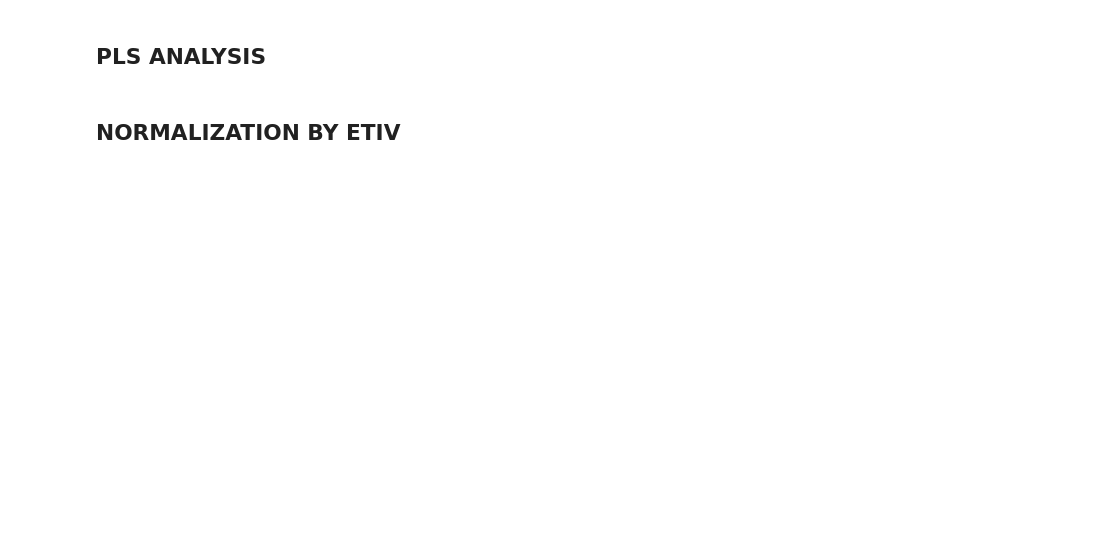
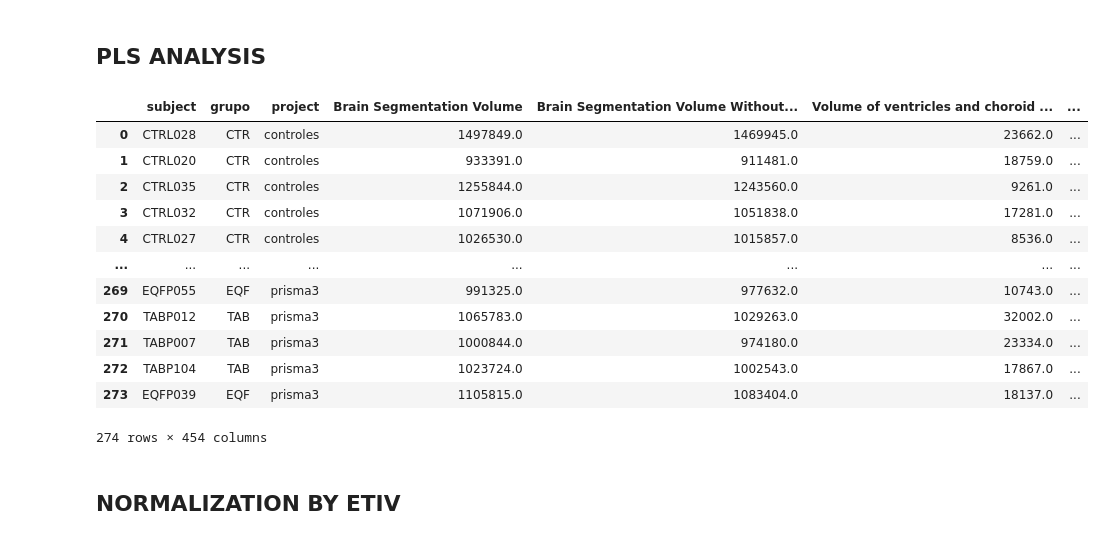
Before and after one commit to catalinabustam/prima_pls, a Jupyter notebook: pls_volume.ipynb, the cells around one changed output. Drawn from its saved outputs; the diff is of its cells as text; code cells hidden in the pictures; blank space fills up the shorter version.

```diff
--- a/pls_volume.ipynb
+++ b/pls_volume.ipynb
@@ -23,9 +23,29 @@ sns.set_style("whitegrid")
 # %%
 all_volumes_file = 'data/all_volumes.csv'
 all_volumes = pd.read_csv(all_volumes_file)
+all_volumes.drop(columns=all_volumes.columns[0], axis=1, inplace=True)
+#all_volumes.columns.to_list()
 # %%
-columns = list(range(0,3)) + list(range(21,54)) + list(range(61,467))
+# Selección de estructuras, no se inlcluye el 5to ventrículo
+columns = list(range(0,15)) + list(range(21,54)) + list(range(61,467))
+#columns = list(range(0,4)) + list(range(21,54)) + list(range(61,467))
 selected_values = all_volumes.iloc[:,columns]
+#list(selected_values.columns)
+selected_values
+# %% [output]
+|  | subject | grupo | project | Brain Segmentation Volume | Brain Segmentation Volume Without... | Volume of ventricles and choroid ... | ... |
+| 0 | CTRL028 | CTR | controles | 1497849.0 | 1469945.0 | 23662.0 | ... |
+| 1 | CTRL020 | CTR | controles | 933391.0 | 911481.0 | 18759.0 | ... |
+| 2 | CTRL035 | CTR | controles | 1255844.0 | 1243560.0 | 9261.0 | ... |
+| 3 | CTRL032 | CTR | controles | 1071906.0 | 1051838.0 | 17281.0 | ... |
+| 4 | CTRL027 | CTR | controles | 1026530.0 | 1015857.0 | 8536.0 | ... |
+| ... | ... | ... | ... | ... | ... | ... | ... |
+| 269 | EQFP055 | EQF | prisma3 | 991325.0 | 977632.0 | 10743.0 | ... |
+| 270 | TABP012 | TAB | prisma3 | 1065783.0 | 1029263.0 | 32002.0 | ... |
+| 271 | TABP007 | TAB | prisma3 | 1000844.0 | 974180.0 | 23334.0 | ... |
+| 272 | TABP104 | TAB | prisma3 | 1023724.0 | 1002543.0 | 17867.0 | ... |
+| 273 | EQFP039 | EQF | prisma3 | 1105815.0 | 1083404.0 | 18137.0 | ... |
+274 rows × 454 columns
 # %% [markdown]
 ## NORMALIZATION BY ETIV
 # %%
```
Also changed, not shown: parts of 80 cells of this notebook, 8 other files.
